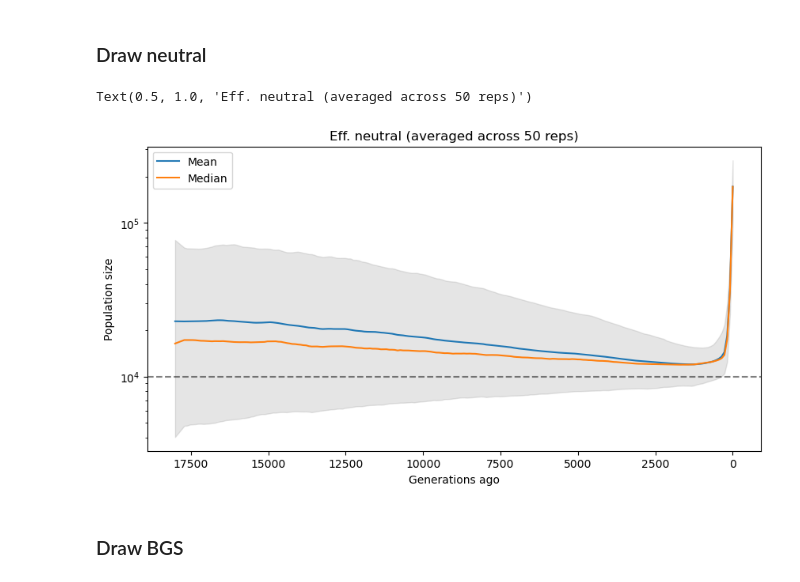
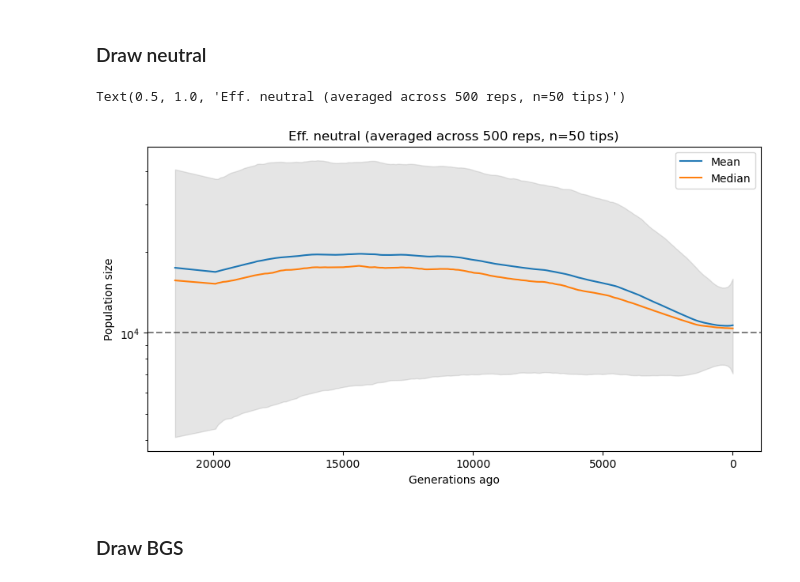
Before and after one commit to regevs/dated_selection, a Jupyter notebook: notebooks/20240418_paper_fig2.ipynb, the cells around one changed output. Drawn from its saved outputs; the diff is of its cells as text; code cells hidden in the pictures.

```diff
--- a/notebooks/20240418_paper_fig2.ipynb
+++ b/notebooks/20240418_paper_fig2.ipynb
@@ -32,7 +31,7 @@ os.environ['R_HOME'] = "/home/rs2145/rs2145/software/anaconda3/envs/dated_select
 # Pick three regimes
 # %%
 filenames_neutral = glob.glob(
-    f"/rds/project/rds-8b3VcZwY7rY/projects/dated_selection/data/paper_simulation_set_20240416/logNs=-20/logNUd=2/seed=*/output.trees.tsz"
+    f"/rds/project/rds-8b3VcZwY7rY/projects/dated_selection/data/paper_simulation_set_20240416/logNs=-3.0/logNUd=2/seed=*/output.trees.tsz"
 )
 
 filenames_bgs = glob.glob(
@@ -205,23 +218,31 @@ ax.set_title("Interference - $Ns = 10^{1}$");
 # %% [markdown]
 ### Draw neutral
 # %%
+n_reps = 10
+
 newick_filenames_neutral = []
 for ts_filename in tqdm.tqdm(filenames_neutral):
-    newick_filename = ts_filename.replace(".trees.tsz", ".newick")
-    if False: #os.path.exists(newick_filename):
-        newick_filenames_neutral.append(newick_filename)
-    else:
-        ts = loader.load_tree_sequence_from_slim(
-            ts_filename,
-            [1000],
-            [0],
-            0.0,
-        )
-        T = ts.first().split_polytomies(random_seed=42)
-        if len(T.roots) == 1: #, f"# roots = {len(T.roots)}"
-            with open(newick_filename, "w") as F:
-                F.write(T.as_newick())
-                newick_filenames_neutral.append(newick_filename)
+    all_ts = loader.load_tree_sequence_from_slim(
+        ts_filename,
+        [50],
+        [0],
+        0.0,
+        random_seed = 42,
+        recapitate = True,
+        recapitate_Ne = 10000,
+        n_reps = n_reps,
+    )
+
+    for n_subrep, ts in zip(range(n_reps), all_ts):
+        newick_filename = ts_filename.replace(".trees.tsz", f".n_rep={n_subrep}.newick")
+        if os.path.exists(newick_filename):
+            newick_filenames_neutral.append(newick_filename)
+        else:
+            T = ts.first().split_polytomies(random_seed=42)
+            if len(T.roots) == 1:
+                with open(newick_filename, "w") as F:
+                    F.write(T.as_newick())
+                    newick_filenames_neutral.append(newick_filename)
 # %%
 %%R -i newick_filenames_neutral -o combined_popsize_neutral
 # Open the conda-installed R in terminal:
@@ -270,26 +291,26 @@ combined_popsize_neutral <- array(unlist(popsize_list), dim = c(dimensions[1], d
 # %%
 fig, ax = plt.subplots(figsize=(10, 5))
 times = np.nanmean(combined_popsize_neutral[:,0,:], axis=1)
 ax.plot(times, np.nanmean(combined_popsize_neutral[:,1,:], axis=1), label="Mean");
 ax.plot(times, np.nanmean(combined_popsize_neutral[:,2,:], axis=1), label="Median");
 ax.fill_between(
     times,
     np.nanmean(combined_popsize_neutral[:,3,:], axis=1),
     np.nanmean(combined_popsize_neutral[:,4,:], axis=1),
     color="gray",
     alpha=0.2,
 )
 
 ax.legend();
 ax.set_xlabel("Generations ago");
 ax.set_ylabel("Population size");
 ax.set_yscale("log")
 ax.invert_xaxis()
 ax.axhline(10000, color="black", ls="--", alpha=0.5);
-ax.set_title("Eff. neutral (averaged across 50 reps)")
+ax.set_title("Eff. neutral (averaged across 500 reps, n=50 tips)")
 # %% [output]
-Text(0.5, 1.0, 'Eff. neutral (averaged across 50 reps)')
+Text(0.5, 1.0, 'Eff. neutral (averaged across 500 reps, n=50 tips)')
-[figure, old version]
+[figure, new version]
 # %% [markdown]
 ### Draw BGS
 # %%
```
Also changed, not shown: parts of 5 cells of this notebook, 5 other files.
